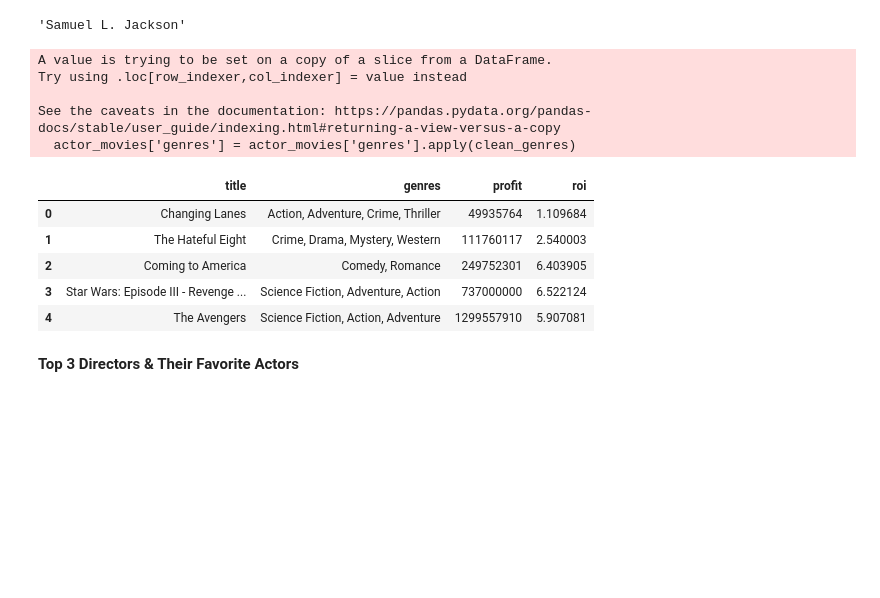
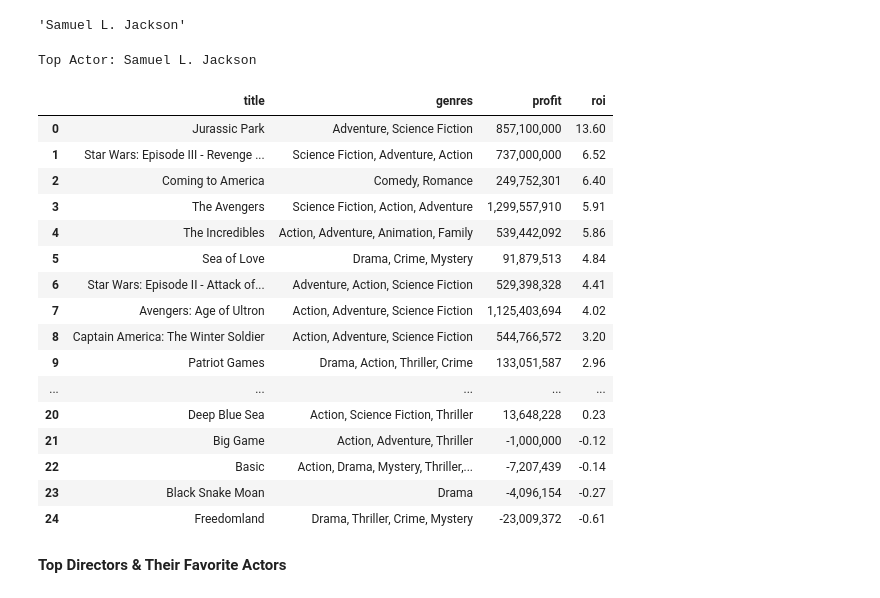
Before and after one commit to artreas/DATA_SCEINCE_ASSIGNMENT, a Jupyter notebook: movie_profit_roi_analysis.ipynb, the cells around one changed output. Saved outputs shown, nothing was run; the diff lists cells and outputs as text; code cells hidden in the pictures; blank space fills up the shorter version.

Commit message:
Improve data cleaning, fix ROI calculations, handle outliers, and enhance visualizations and tables

```diff
--- a/movie_profit_roi_analysis.ipynb
+++ b/movie_profit_roi_analysis.ipynb
@@ -109,10 +109,18 @@ dtype: int64
 # %% [markdown]
 **Handle missing values**
 # %%
+
+
+
 genres = set()
 
 for g in df['genres'].dropna():
-    genres.update(g.split('|'))
+    try:
+        genre_list = ast.literal_eval(g)
+        for item in genre_list:
+            genres.add(item['name'])
+    except:
+        continue
 
-list(genres)
+sorted(genres)
 # %% [output]
@@ -267,33 +295,66 @@ top_actor
 # %%
 import ast
 
-# Clean genres function
+# Extract actors
+def get_actors(cast):
+    try:
+        cast_list = ast.literal_eval(cast)
+        return [actor['name'] for actor in cast_list]
+    except:
+        return []
+
+df['actors'] = df['cast'].apply(get_actors)
+
+# Explode actors
+df_actors = df.explode('actors')
+
+# Top actor
+top_actor = df_actors['actors'].value_counts().idxmax()
+print("Top Actor:", top_actor)
+
+# Filter + copy (important)
+actor_movies = df_actors[df_actors['actors'] == top_actor].copy()
+
+# Clean genres
 def clean_genres(g):
     try:
         genre_list = ast.literal_eval(g)
         return ", ".join([item['name'] for item in genre_list])
     except:
         return ""
 
-# Apply cleaning
 actor_movies['genres'] = actor_movies['genres'].apply(clean_genres)
+
+# Sort by ROI (descending 🔥)
+actor_movies = actor_movies.sort_values(by='roi', ascending=False)
 
 # Reset index
 actor_movies = actor_movies.reset_index(drop=True)
 
-# Final clean output
-actor_movies[['title', 'genres', 'profit', 'roi']].head()
+# Format values
+actor_movies['profit'] = actor_movies['profit'].apply(lambda x: f"{x:,.0f}")
+actor_movies['roi'] = actor_movies['roi'].round(2)
+
+# Final output
+actor_movies[['title', 'genres', 'profit', 'roi']]
 # %% [output]
-A value is trying to be set on a copy of a slice from a DataFrame.
-Try using .loc[row_indexer,col_indexer] = value instead
-
-See the caveats in the documentation: https://pandas.pydata.org/pandas-docs/stable/user_guide/indexing.html#returning-a-view-versus-a-copy
-  actor_movies['genres'] = actor_movies['genres'].apply(clean_genres)
+Top Actor: Samuel L. Jackson
 |  | title | genres | profit | roi |
-| 0 | Changing Lanes | Action, Adventure, Crime, Thriller | 49935764 | 1.109684 |
-| 1 | The Hateful Eight | Crime, Drama, Mystery, Western | 111760117 | 2.540003 |
-| 2 | Coming to America | Comedy, Romance | 249752301 | 6.403905 |
-| 3 | Star Wars: Episode III - Revenge ... | Science Fiction, Adventure, Action | 737000000 | 6.522124 |
-| 4 | The Avengers | Science Fiction, Action, Adventure | 1299557910 | 5.907081 |
+| 0 | Jurassic Park | Adventure, Science Fiction | 857,100,000 | 13.60 |
+| 1 | Star Wars: Episode III - Revenge ... | Science Fiction, Adventure, Action | 737,000,000 | 6.52 |
+| 2 | Coming to America | Comedy, Romance | 249,752,301 | 6.40 |
+| 3 | The Avengers | Science Fiction, Action, Adventure | 1,299,557,910 | 5.91 |
+| 4 | The Incredibles | Action, Adventure, Animation, Family | 539,442,092 | 5.86 |
+| 5 | Sea of Love | Drama, Crime, Mystery | 91,879,513 | 4.84 |
+| 6 | Star Wars: Episode II - Attack of... | Adventure, Action, Science Fiction | 529,398,328 | 4.41 |
+| 7 | Avengers: Age of Ultron | Action, Adventure, Science Fiction | 1,125,403,694 | 4.02 |
+| 8 | Captain America: The Winter Soldier | Action, Adventure, Science Fiction | 544,766,572 | 3.20 |
+| 9 | Patriot Games | Drama, Action, Thriller, Crime | 133,051,587 | 2.96 |
+| ... | ... | ... | ... | ... |
+| 20 | Deep Blue Sea | Action, Science Fiction, Thriller | 13,648,228 | 0.23 |
+| 21 | Big Game | Action, Adventure, Thriller | -1,000,000 | -0.12 |
+| 22 | Basic | Action, Drama, Mystery, Thriller,... | -7,207,439 | -0.14 |
+| 23 | Black Snake Moan | Drama | -4,096,154 | -0.27 |
+| 24 | Freedomland | Drama, Thriller, Crime, Mystery | -23,009,372 | -0.61 |
 # %% [markdown]
-**Top 3 Directors & Their Favorite Actors**
+**Top  Directors & Their Favorite Actors**
```
Also changed, not shown: parts of 11 cells of this notebook.
